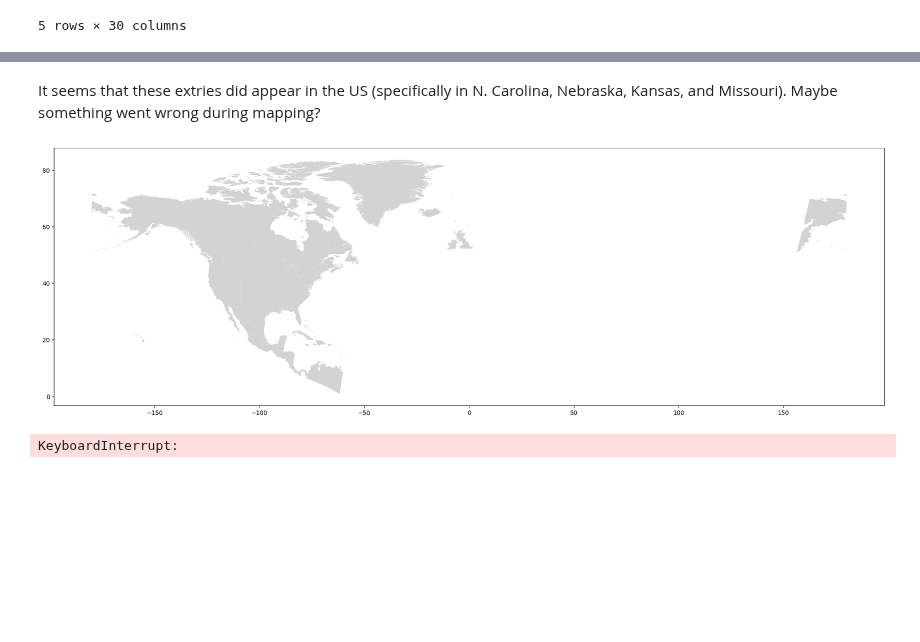
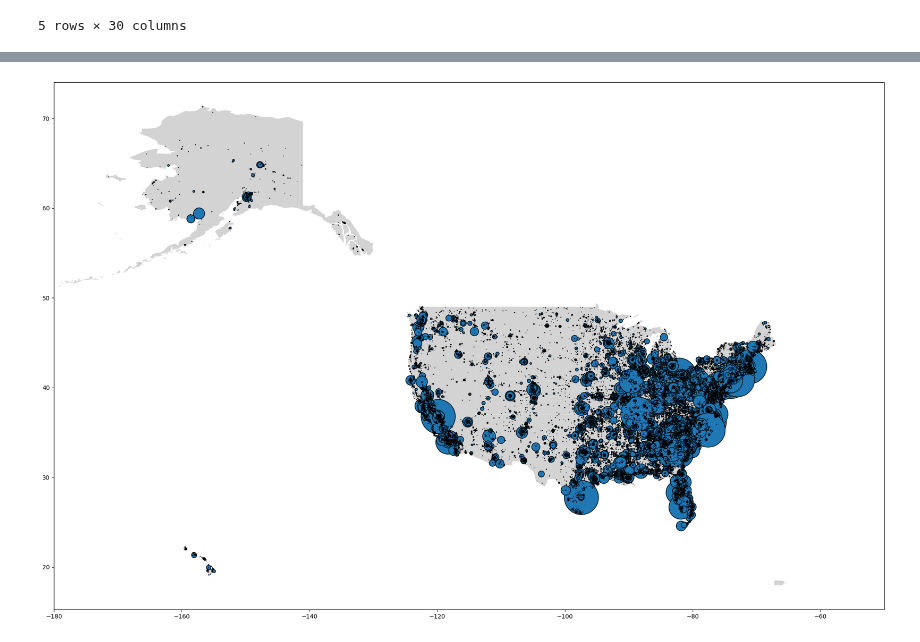
Before and after one commit to vivianndo/ads508_gunviolence, a Jupyter notebook: project.ipynb, the cells around one changed output, grey strips where cells are left out. Saved outputs shown, nothing was run; the diff lists cells and outputs as text; code cells hidden in the pictures; blank space fills up the shorter version.

Commit message:
map all incidents using geopandas

```diff
--- a/project.ipynb
+++ b/project.ipynb
@@ -395,7 +397,3 @@ df_geo.head()
 | 3 | 478925 | 2013-01-05 | Colorado | Aurora | 16000 block of East Ithaca Place | 4 | 0 | http://www.gunviolencearchive.org... | http://www.dailydemocrat.com/2013... | ... |
 | 4 | 478959 | 2013-01-07 | North Carolina | Greensboro | 307 Mourning Dove Terrace | 2 | 2 | http://www.gunviolencearchive.org... | http://www.journalnow.com/news/lo... | ... |
 5 rows × 30 columns
-# %%
-plt.rcParams['figure.figsize'] = [25,25]
-df_geo.plot(color='red')
-plt.show()
@@ -418,17 +400,12 @@ execute.head()
-# %% [markdown]
-It seems that these extries did appear in the US (specifically in N. Carolina, Nebraska, Kansas, and Missouri). Maybe something went wrong during mapping?
-# %%
-north_america = GeoDataFrame.from_file('north_america_shapefile/')
-north_america.plot(color='lightgrey')
-plt.show()
-# %% [output]
-[figure, removed]
-# %%
-axes = north_america.plot(color='lightgrey')
-df_geo.plot(ax=axes, color='red')
-plt.show()
-# %% [output]
-KeyboardInterrupt:
+# %%
+united_states = GeoDataFrame.from_file('state_shapefiles/')
+#north_america.plot(color='lightgrey')
+axes = united_states.plot(color='lightgrey')
+axes.scatter(x=df['longitude'], y=df['latitude'], s=.15*(gb_city['incident_count']), edgecolors='black')
+plt.xlim(xmin=-180,xmax=-50)
+plt.show()
+# %% [output]
+[figure, added]
 # %%
 ### Parse gun_type column and display histogram of gun type frequency
 # %%
```
Also changed, not shown: parts of 5 cells of this notebook.
